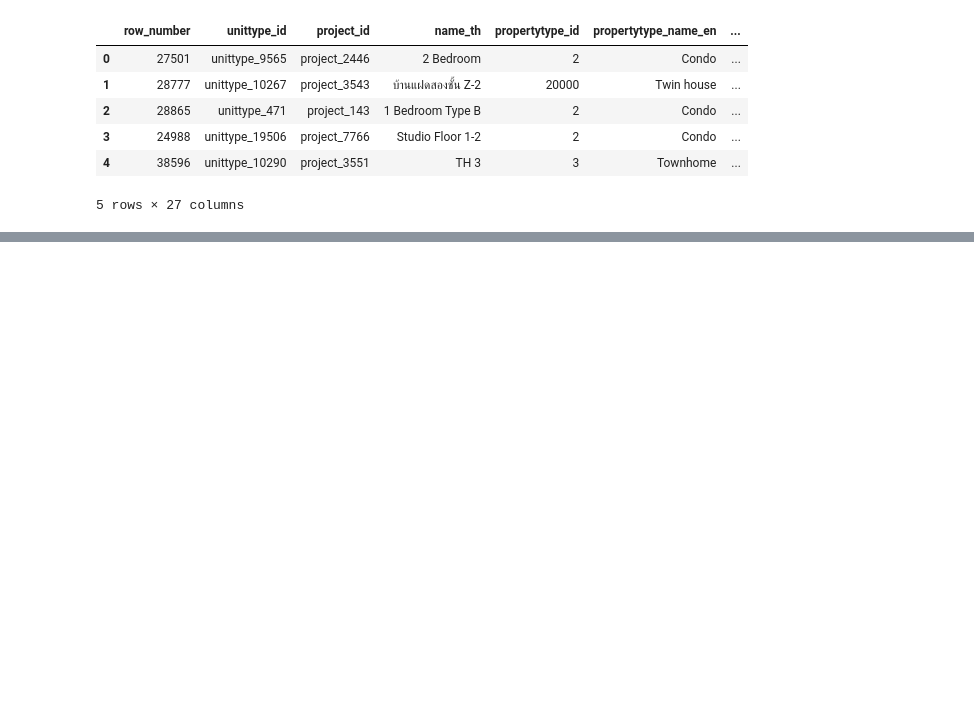
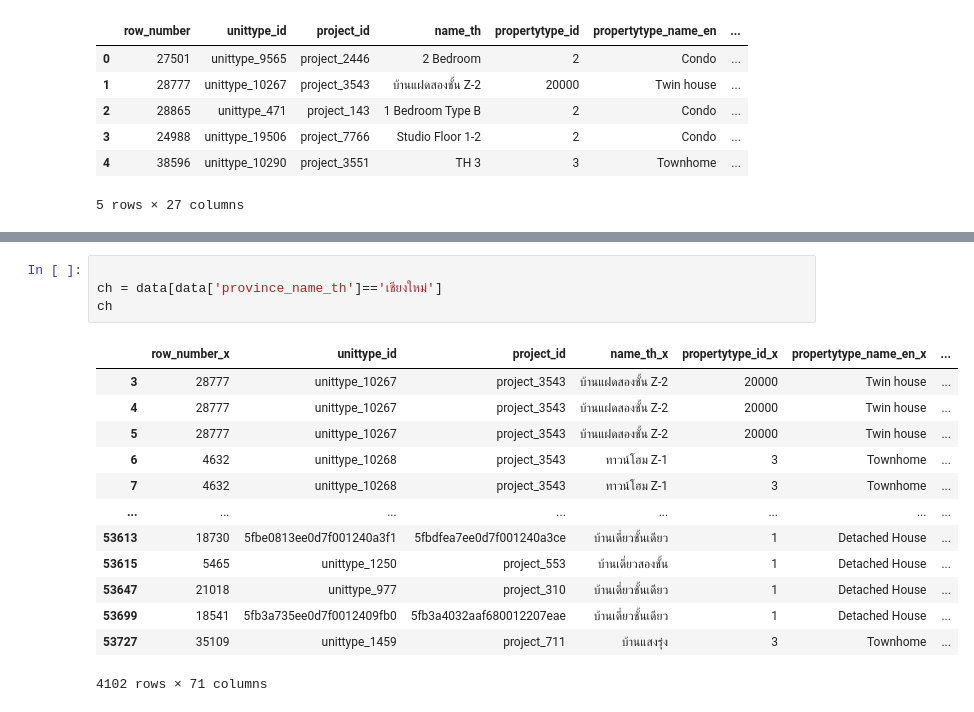
Before and after one commit to Ninkrn/BasicProg_Dataviz65, a Jupyter notebook: DataViz01_Table_Data.ipynb, the cells around one changed output, grey strips where cells are left out. Drawn from its saved outputs; the diff is of its cells as text; blank space fills up the shorter version.

```diff
--- a/DataViz01_Table_Data.ipynb
+++ b/DataViz01_Table_Data.ipynb
@@ -166,0 +189,18 @@ unit.head()
+# %%
+
+ch = data[data['province_name_th']=='เชียงใหม่']
+ch
+# %% [output]
+|  | row_number_x | unittype_id | project_id | name_th_x | propertytype_id_x | propertytype_name_en_x | ... |
+| 3 | 28777 | unittype_10267 | project_3543 | บ้านแฝดสองชั้น Z-2 | 20000 | Twin house | ... |
+| 4 | 28777 | unittype_10267 | project_3543 | บ้านแฝดสองชั้น Z-2 | 20000 | Twin house | ... |
+| 5 | 28777 | unittype_10267 | project_3543 | บ้านแฝดสองชั้น Z-2 | 20000 | Twin house | ... |
+| 6 | 4632 | unittype_10268 | project_3543 | ทาวน์โฮม Z-1 | 3 | Townhome | ... |
+| 7 | 4632 | unittype_10268 | project_3543 | ทาวน์โฮม Z-1 | 3 | Townhome | ... |
+| ... | ... | ... | ... | ... | ... | ... | ... |
+| 53613 | 18730 | 5fbe0813ee0d7f001240a3f1 | 5fbdfea7ee0d7f001240a3ce | บ้านเดี่ยวชั้นเดียว | 1 | Detached House | ... |
+| 53615 | 5465 | unittype_1250 | project_553 | บ้านเดี่ยวสองชั้น | 1 | Detached House | ... |
+| 53647 | 21018 | unittype_977 | project_310 | บ้านเดี่ยวชั้นเดียว | 1 | Detached House | ... |
+| 53699 | 18541 | 5fb3a735ee0d7f0012409fb0 | 5fb3a4032aaf680012207eae | บ้านเดี่ยวชั้นเดียว | 1 | Detached House | ... |
+| 53727 | 35109 | unittype_1459 | project_711 | บ้านแสงรุ่ง | 3 | Townhome | ... |
+4102 rows × 71 columns
```
Also changed, not shown: parts of 5 cells of this notebook.
